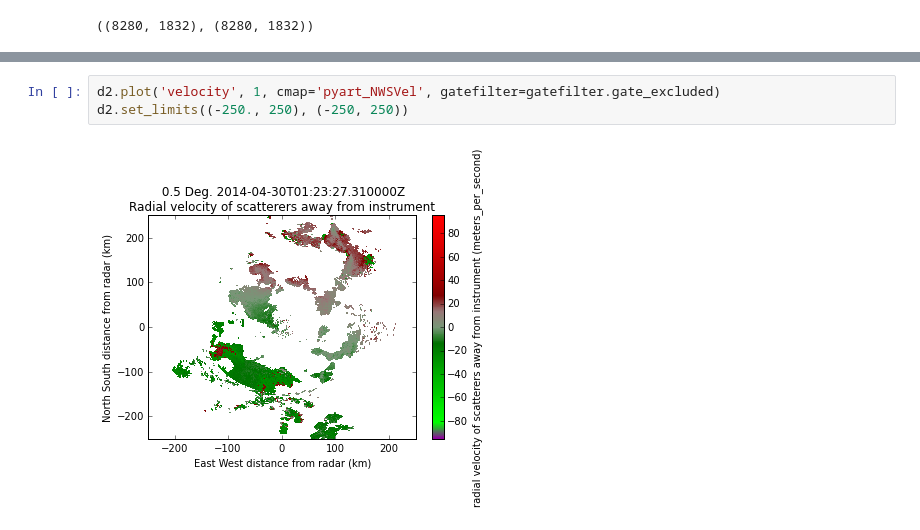
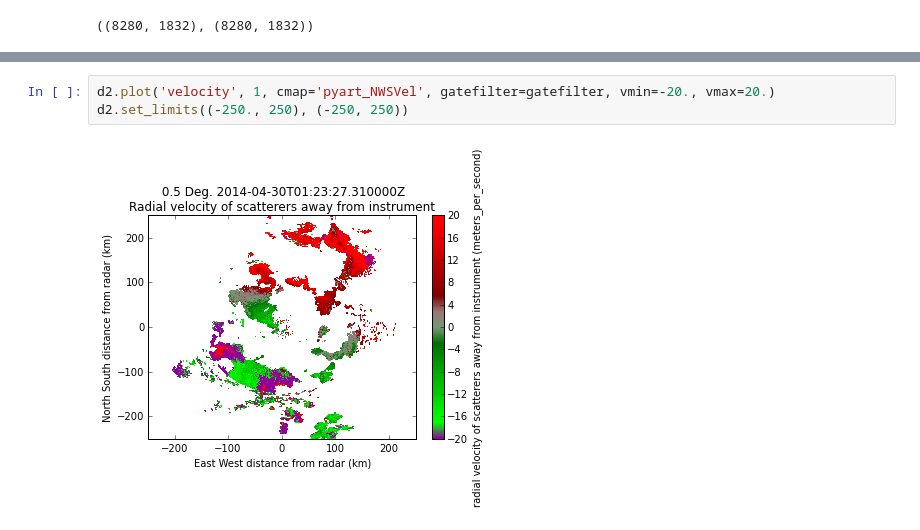
Before and after one commit to nguy/Notebooks, a Jupyter notebook: pyart_gatefilter_test.ipynb, the cells around one changed output, grey strips where cells are left out. Cells and saved outputs as stored; diff of their text form.

Commit message:
Updated gatefilter test.

```diff
--- a/pyart_gatefilter_test.ipynb
+++ b/pyart_gatefilter_test.ipynb
@@ -69,7 +69,7 @@ d2.set_limits((-250., 250), (-250, 250))
 # %% [output]
 [figure]
 # %%
-d2.plot('velocity', 1, cmap='pyart_NWSVel', gatefilter=gatefilter.gate_excluded)
+d2.plot('velocity', 1, cmap='pyart_NWSVel', gatefilter=gatefilter, vmin=-20., vmax=20.)
 d2.set_limits((-250., 250), (-250, 250))
 # %% [output]
-[figure, old version]
+[figure, new version]
```
Also changed, not shown: parts of 4 cells of this notebook.
